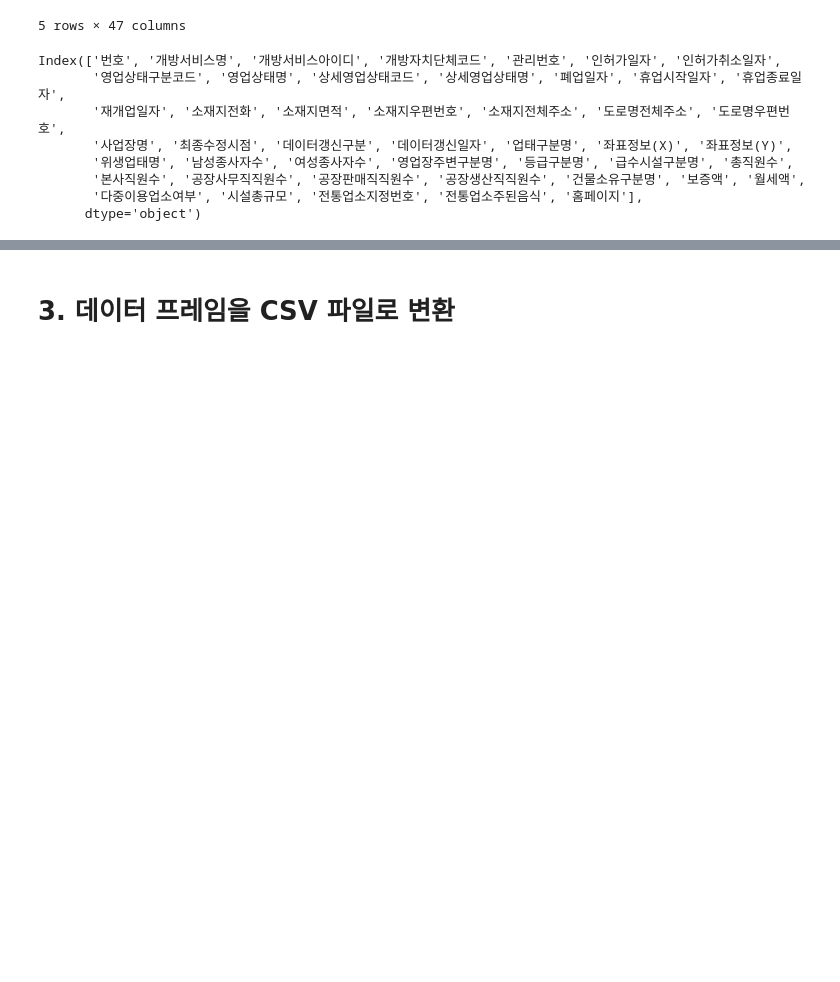
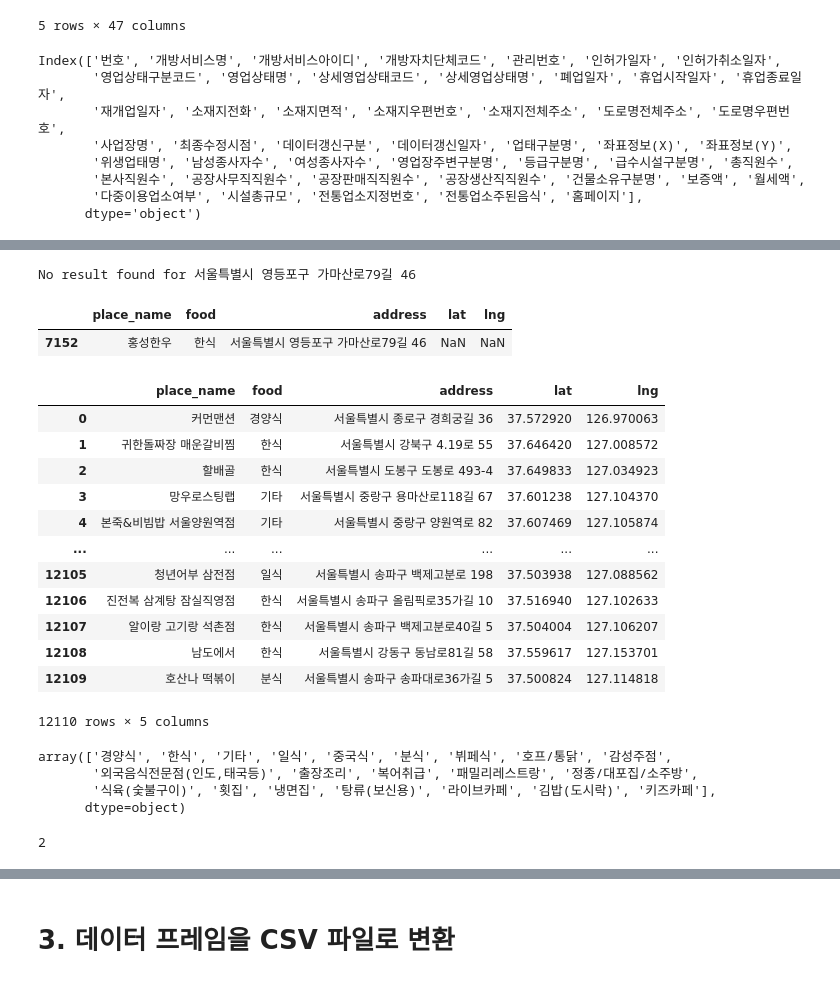
Before and after one commit to sangchun1/sales_project, a Jupyter notebook: data_preprocessing/place_location.ipynb, the cells around one changed output, grey strips where cells are left out. Saved outputs shown, nothing was run; the diff lists cells and outputs as text; code cells hidden in the pictures; blank space fills up the shorter version.

```diff
--- a/data_preprocessing/place_location.ipynb
+++ b/data_preprocessing/place_location.ipynb
@@ -97,0 +120,22 @@ df
+# %%
+# 위도, 경도 값을 받아온뒤 각 리스트에 저장
+# 값을 찾을수 없을때, 해당 주소를 출력하고 None값이 입력되게끔 세팅
+lat_list, lng_list = [], []
+
+for i in tqdm(df['address']):
+    addr = f'{(i)}'
+    quote(addr)
+    search_url = "https://dapi.kakao.com/v2/local/search/address.json"
+    url = f'{search_url}?query={quote(addr)}'
+    result = requests.get(url, headers = {'Authorization': f'KakaoAK {api_key}'}).json()
+    if not result['documents']:
+        print(f"No result found for {addr}")
+        lat_list.append(None)
+        lng_list.append(None)
+    else:
+        lng = float(result['documents'][0]['x'])
+        lat = float(result['documents'][0]['y'])
+        lat_list.append(lat)
+        lng_list.append(lng)
+# %% [output]
+No result found for 서울특별시 영등포구 가마산로79길 46
@@ -97,0 +146,6 @@ df
+# %%
+# None 값으로 입력된 데이터 확인
+df[df['lat'].isnull()]
+# %% [output]
+|  | place_name | food | address | lat | lng |
+| 7152 | 홍성한우 | 한식 | 서울특별시 영등포구 가마산로79길 46 | NaN | NaN |
@@ -97,0 +158,31 @@ df
+# %%
+# 임시 데이터 불러오기
+df = pd.read_csv("C:/Kcoding/SALES_Project/kitae/data_preprocessing/place_location_temporary.csv")
+df
+# %% [output]
+|  | place_name | food | address | lat | lng |
+| 0 | 커먼맨션 | 경양식 | 서울특별시 종로구 경희궁길 36 | 37.572920 | 126.970063 |
+| 1 | 귀한돌짜장 매운갈비찜 | 한식 | 서울특별시 강북구 4.19로 55 | 37.646420 | 127.008572 |
+| 2 | 할배골 | 한식 | 서울특별시 도봉구 도봉로 493-4 | 37.649833 | 127.034923 |
+| 3 | 망우로스팅랩 | 기타 | 서울특별시 중랑구 용마산로118길 67 | 37.601238 | 127.104370 |
+| 4 | 본죽&비빔밥 서울양원역점 | 기타 | 서울특별시 중랑구 양원역로 82 | 37.607469 | 127.105874 |
+| ... | ... | ... | ... | ... | ... |
+| 12105 | 청년어부 삼전점 | 일식 | 서울특별시 송파구 백제고분로 198 | 37.503938 | 127.088562 |
+| 12106 | 진전복 삼계탕 잠실직영점 | 한식 | 서울특별시 송파구 올림픽로35가길 10 | 37.516940 | 127.102633 |
+| 12107 | 알이랑 고기랑 석촌점 | 한식 | 서울특별시 송파구 백제고분로40길 5 | 37.504004 | 127.106207 |
+| 12108 | 남도에서 | 한식 | 서울특별시 강동구 동남로81길 58 | 37.559617 | 127.153701 |
+| 12109 | 호산나 떡볶이 | 분식 | 서울특별시 송파구 송파대로36가길 5 | 37.500824 | 127.114818 |
+12110 rows × 5 columns
+# %%
+# 업종명 종류 확인
+df['food'].unique()
+# %% [output]
+array(['경양식', '한식', '기타', '일식', '중국식', '분식', '뷔페식', '호프/통닭', '감성주점',
+       '외국음식전문점(인도,태국등)', '출장조리', '복어취급', '패밀리레스트랑', '정종/대포집/소주방',
+       '식육(숯불구이)', '횟집', '냉면집', '탕류(보신용)', '라이브카페', '김밥(도시락)', '키즈카페'],
+      dtype=object)
+# %%
+# 업종별 개수 확인
+len(df.loc[df['food'] == '키즈카페'])
+# %% [output]
+2
```
Also changed, not shown: parts of 26 cells of this notebook, 2 other files.
